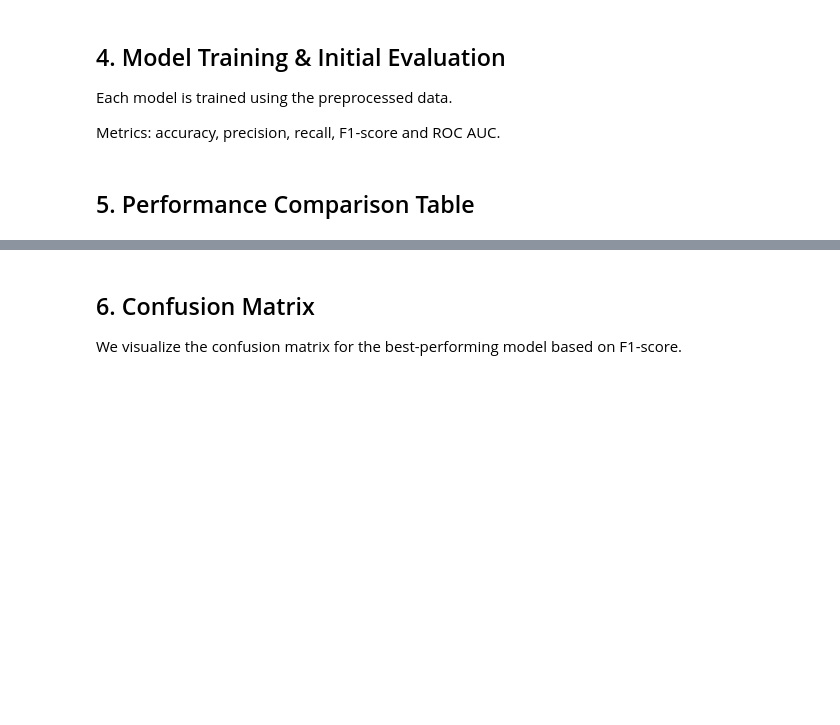
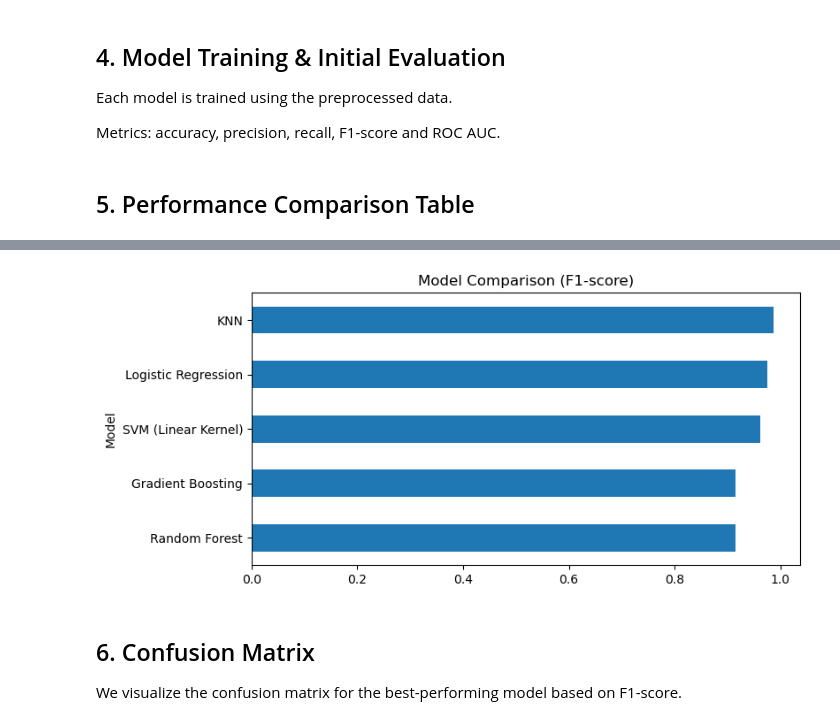
Before and after one commit to ludoteca12/Breast-Cancer-Wisconsin, a Jupyter notebook: notebooks/03_Modeling.ipynb, the cells around one changed output, grey strips where cells are left out. Saved outputs shown, nothing was run; the diff lists cells and outputs as text; code cells hidden in the pictures; blank space fills up the shorter version.

Commit message:
finished modeling
best_model.pkl add to models/

```diff
--- a/notebooks/03_Modeling.ipynb
+++ b/notebooks/03_Modeling.ipynb
@@ -122,3 +136,10 @@ results_df
+# %%
+results_df.set_index("Model")["F1-score"].sort_values().plot(
+    kind="barh", figsize=(8,4), title="Model Comparison (F1-score)"
+)
+plt.show()
+# %% [output]
+[figure, added]
 # %% [markdown]
 ## 6. Confusion Matrix
 
```
Also changed, not shown: parts of 10 cells of this notebook, 1 other file.
